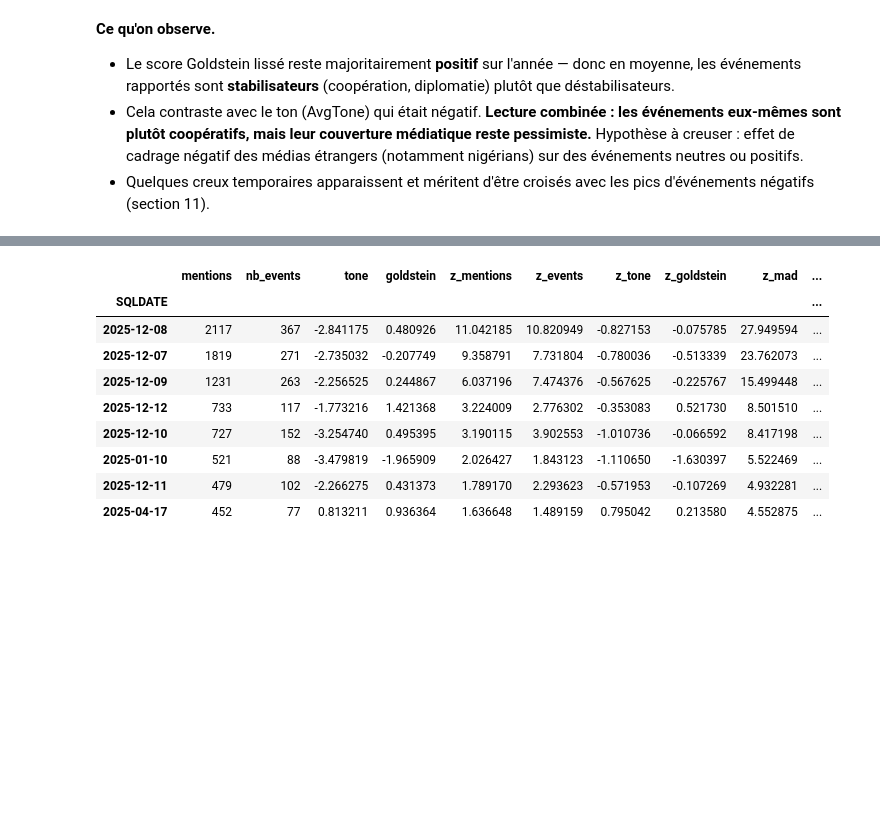
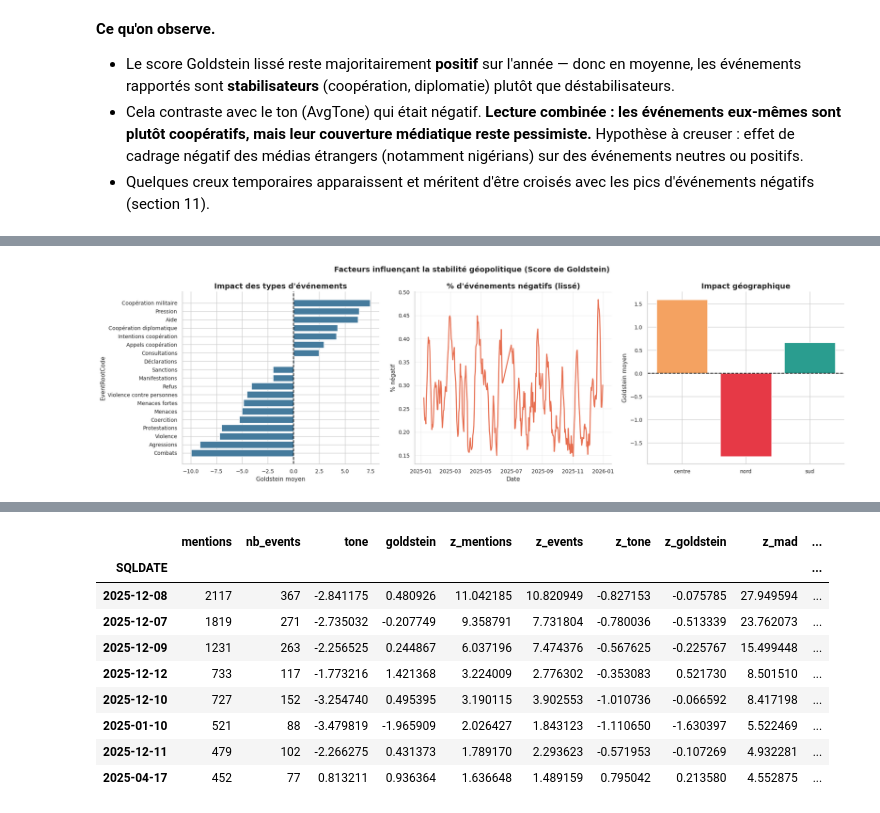
Before and after one commit to CarineEpitech/Hackathon_Isheero_Team04, a Jupyter notebook: notebooks/eda.ipynb, the cells around one changed output, grey strips where cells are left out. Cells and saved outputs as stored; diff of their text form; code cells hidden in the pictures; blank space fills up the shorter version.

```diff
--- a/notebooks/eda.ipynb
+++ b/notebooks/eda.ipynb
@@ -1192,0 +1203,85 @@ plt.show()
+# %%
+fig, axes = plt.subplots(1, 3, figsize=(20, 6))
+
+# ---------------------------------------------------
+# 1. Impact des types d'événements
+# ---------------------------------------------------
+
+df['EventRootLabel'] = df['EventRootCode'].map(cameo_labels)
+impact_event = (
+    df.groupby('EventRootLabel')['GoldsteinScale']
+      .mean()
+      .sort_values()
+)
+axes[0].barh(impact_event.index.astype(str), impact_event.values, color='#457b9d')
+
+axes[0].set_title("Impact des types d'événements")
+axes[0].set_xlabel("Goldstein moyen")
+axes[0].set_ylabel("EventRootCode")
+axes[0].axvline(0, color='black', linestyle='--')
+
+# ---------------------------------------------------
+# 2. Evolution du % d'événements négatifs
+# ---------------------------------------------------
+
+df['is_negative'] = df['GoldsteinScale'] < 0
+
+evolution = (
+    df.groupby('SQLDATE')['is_negative']
+      .mean()
+)
+
+axes[1].plot(
+    evolution.index,
+    evolution.rolling(7).mean(),
+    color='#e76f51',
+    linewidth=2
+)
+
+axes[1].set_title("% d'événements négatifs (lissé)")
+axes[1].set_ylabel("% négatif")
+axes[1].set_xlabel("Date")
+axes[1].grid(alpha=0.3)
+
+# ---------------------------------------------------
+# 3. Impact géographique
+# ---------------------------------------------------
+
+impact_zone = (
+    df.groupby('zone_benin')['GoldsteinScale']
+      .mean()
+)
+
+couleurs_zone = {
+    'nord': '#e63946',
+    'centre': '#f4a261',
+    'sud': '#2a9d8f'
+}
+
+axes[2].bar(
+    impact_zone.index,
+    impact_zone.values,
+    color=[couleurs_zone.get(z, '#ccc') for z in impact_zone.index]
+)
+
+axes[2].set_title("Impact géographique")
+axes[2].set_ylabel("Goldstein moyen")
+axes[2].axhline(0, color='black', linestyle='--')
+
+# ---------------------------------------------------
+# FINAL
+# ---------------------------------------------------
+
+plt.suptitle(
+    "Facteurs influençant la stabilité géopolitique (Score de Goldstein)",
+    fontsize=14,
+    fontweight='bold'
+)
+
+plt.tight_layout()
+plt.savefig('outputs/viz6.2_facteurs_évolution_score_Goldstein.png', dpi=150, bbox_inches='tight')
+plt.show()
+
+print('Viz 6.2 sauvegardée.')
+# %% [output]
+[figure, added]
```
Also changed, not shown: parts of 16 cells of this notebook, 8 other files.
